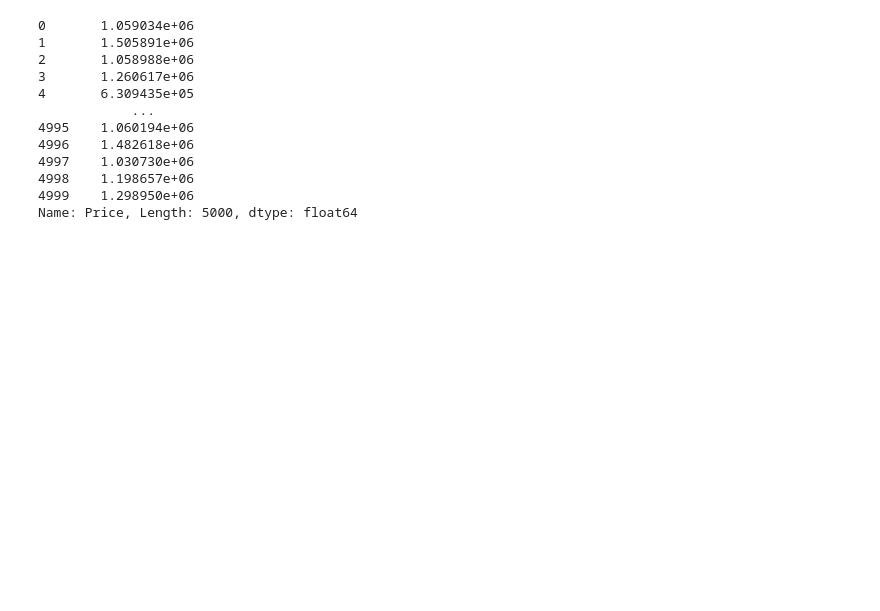
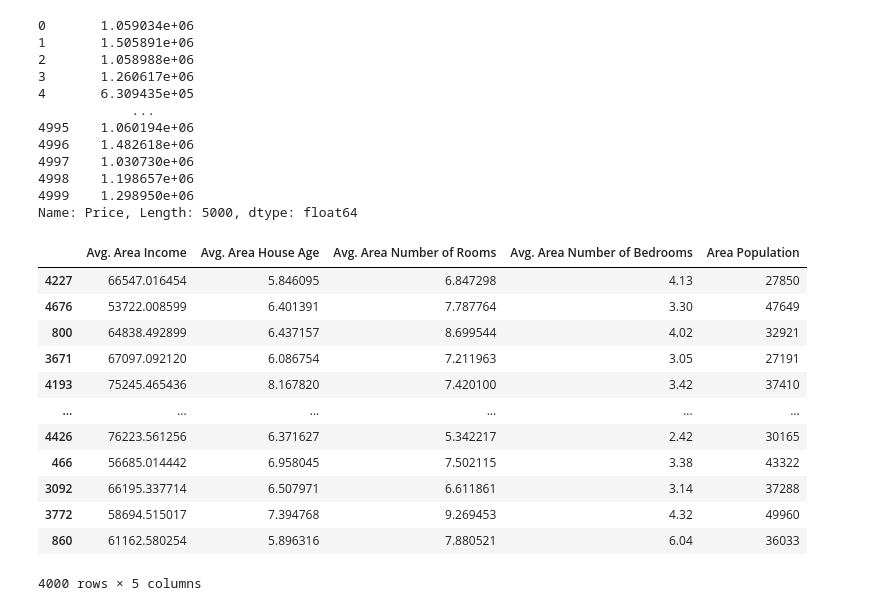
Before and after one commit to naimNB/Mechine-Learning, a Jupyter notebook: intro_linear_regression.ipynb, the cells around one changed output. Cells and saved outputs as stored; diff of their text form; code cells hidden in the pictures; blank space fills up the shorter version.

```diff
--- a/intro_linear_regression.ipynb
+++ b/intro_linear_regression.ipynb
@@ -152,5 +152,24 @@ target
 Name: Price, Length: 5000, dtype: float64
 # %%
 X_train,X_test,y_train, y_test = train_test_split(
-    features, target
+    features,
+    target,
+    random_state=42,
+    train_size=0.8
 )
+# %%
+X_train
+# %% [output]
+|  | Avg. Area Income | Avg. Area House Age | Avg. Area Number of Rooms | Avg. Area Number of Bedrooms | Area Population |
+| 4227 | 66547.016454 | 5.846095 | 6.847298 | 4.13 | 27850 |
+| 4676 | 53722.008599 | 6.401391 | 7.787764 | 3.30 | 47649 |
+| 800 | 64838.492899 | 6.437157 | 8.699544 | 4.02 | 32921 |
+| 3671 | 67097.092120 | 6.086754 | 7.211963 | 3.05 | 27191 |
+| 4193 | 75245.465436 | 8.167820 | 7.420100 | 3.42 | 37410 |
+| ... | ... | ... | ... | ... | ... |
+| 4426 | 76223.561256 | 6.371627 | 5.342217 | 2.42 | 30165 |
+| 466 | 56685.014442 | 6.958045 | 7.502115 | 3.38 | 43322 |
+| 3092 | 66195.337714 | 6.507971 | 6.611861 | 3.14 | 37288 |
+| 3772 | 58694.515017 | 7.394768 | 9.269453 | 4.32 | 49960 |
+| 860 | 61162.580254 | 5.896316 | 7.880521 | 6.04 | 36033 |
+4000 rows × 5 columns
```
Also changed, not shown: parts of 2 cells of this notebook.
